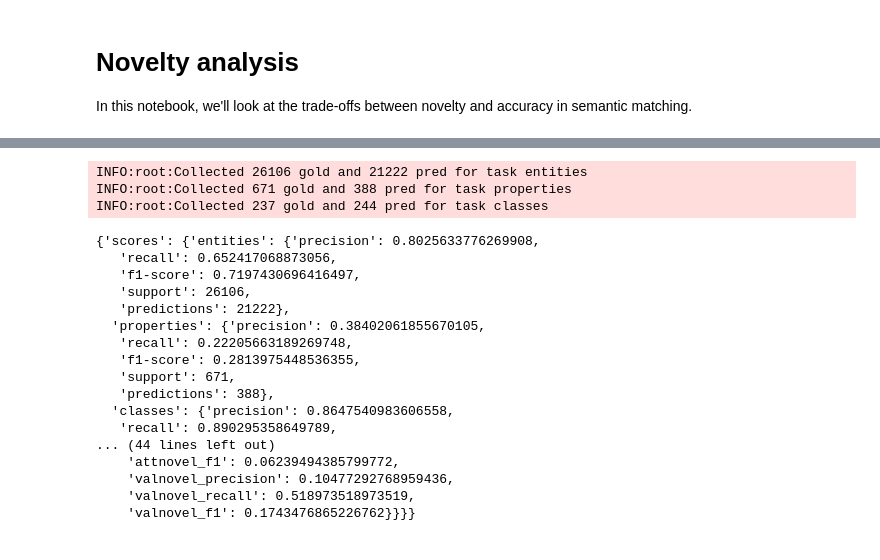
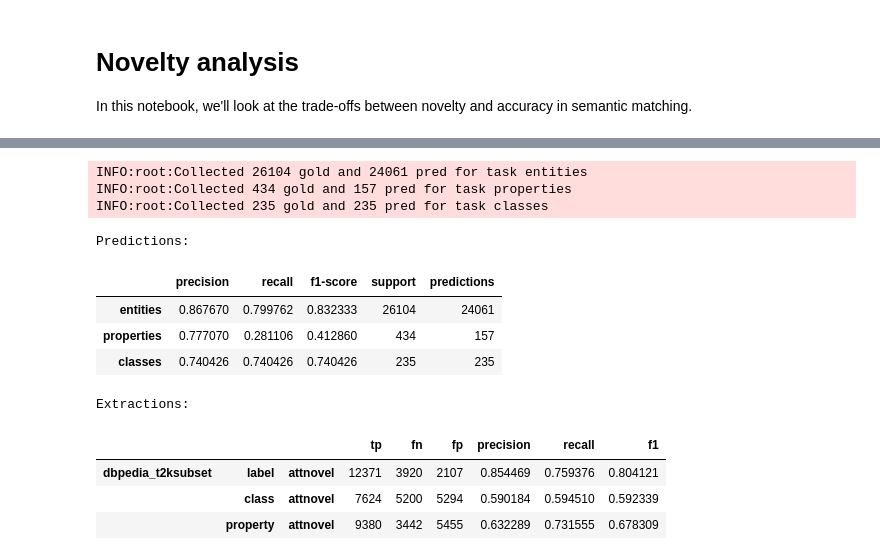
Before and after one commit to karmaresearch/takco, a Jupyter notebook: docs/tutorials/novelty.ipynb, the cells around one changed output, grey strips where cells are left out. Cells and saved outputs as stored; diff of their text form; code cells hidden in the pictures.

```diff
--- a/docs/tutorials/novelty.ipynb
+++ b/docs/tutorials/novelty.ipynb
@@ -8,10 +8,12 @@ logging.getLogger().setLevel(logging.INFO)
 import takco
 import pandas as pd
 
-conf = takco.config.parse('../../resources/config-dbpedia.toml')
-tables = takco.TableSet.load('../../output/t2d-v2-baseline/1-split-0/1-link/*')
-t2d = takco.config.build('t2d-v2', conf, base='takco')
-scored_tables = tables.score(t2d, keycol_only=True)
+conf = takco.config.parse('resources/config-dbpedia.toml')
+tables = takco.TableSet.load('output/t2d-v2-baseline-2/1-link/*')
+
+t2dv2 = takco.config.build('t2d-v2', conf)
+scored_tables = tables.score(t2dv2, keycol_only=True)
+scored_tables.tables.persist()
 
 takco.preview( t for t in scored_tables if any(t.get('gold', {}).values()) )
 # %% [output]
@@ -35,4 +25,8 @@ INFO:root:Collected 237 gold and 244 pred for task classes
 # %%
-novelty_tables = scored_tables.triples().novelty('dbpedia_t2ksubset', **conf)
+db = takco.config.build('dbpedia_t2ksubset', conf)
+
+novelty_tables = scored_tables.triples().novelty(db)
+novelty_tables.tables.persist()
+
 len(list(novelty_tables))
 # %% [output]
@@ -40,24 +51,31 @@ len(list(novelty_tables))
-# %%
-report = novelty_tables.report(keycol_only=True)
-report
-# %% [output]
-INFO:root:Collected 26106 gold and 21222 pred for task entities
-INFO:root:Collected 671 gold and 388 pred for task properties
-INFO:root:Collected 237 gold and 244 pred for task classes
-{'scores': {'entities': {'precision': 0.8025633776269908,
-   'recall': 0.652417068873056,
-   'f1-score': 0.7197430696416497,
-   'support': 26106,
-   'predictions': 21222},
-  'properties': {'precision': 0.38402061855670105,
-   'recall': 0.22205663189269748,
-   'f1-score': 0.2813975448536355,
-   'support': 671,
-   'predictions': 388},
-  'classes': {'precision': 0.8647540983606558,
-   'recall': 0.890295358649789,
-... (44 lines left out)
-    'attnovel_f1': 0.06239494385799772,
-    'valnovel_precision': 0.10477292768959436,
-    'valnovel_recall': 0.518973518973519,
-    'valnovel_f1': 0.1743476865226762}}}}
+# %%
+report = novelty_tables.report(keycol_only=True)
+
+display.display(pd.DataFrame.from_dict(report['scores'], orient='index').style.set_caption('Predictions:'))
+
+def reform_dict(dictionary, t=tuple(), reform={}):
+    for key, val in dictionary.items():
+        t = t + (key,)
+        if isinstance(val, dict) and all(isinstance(v, dict) for v in val.values()):
+            reform_dict(val, t, reform)
+        else:
+            reform.update({t: val})
+        t = t[:-1]
+    return reform
+
+display.display()
+pd.DataFrame.from_dict(reform_dict(report['novelty']), orient='index').style.set_caption('Extractions:')
+# %% [output]
+INFO:root:Collected 26104 gold and 24061 pred for task entities
+INFO:root:Collected 434 gold and 157 pred for task properties
+INFO:root:Collected 235 gold and 235 pred for task classes
+Predictions:
+|  | precision | recall | f1-score | support | predictions |
+| entities | 0.867670 | 0.799762 | 0.832333 | 26104 | 24061 |
+| properties | 0.777070 | 0.281106 | 0.412860 | 434 | 157 |
+| classes | 0.740426 | 0.740426 | 0.740426 | 235 | 235 |
+Extractions:
+|  |  |  | tp | fn | fp | precision | recall | f1 |
+| dbpedia_t2ksubset | label | attnovel | 12371 | 3920 | 2107 | 0.854469 | 0.759376 | 0.804121 |
+|  | class | attnovel | 7624 | 5200 | 5294 | 0.590184 | 0.594510 | 0.592339 |
+|  | property | attnovel | 9380 | 3442 | 5455 | 0.632289 | 0.731555 | 0.678309 |
```
Also changed, not shown: parts of 3 cells of this notebook, 18 other files.
